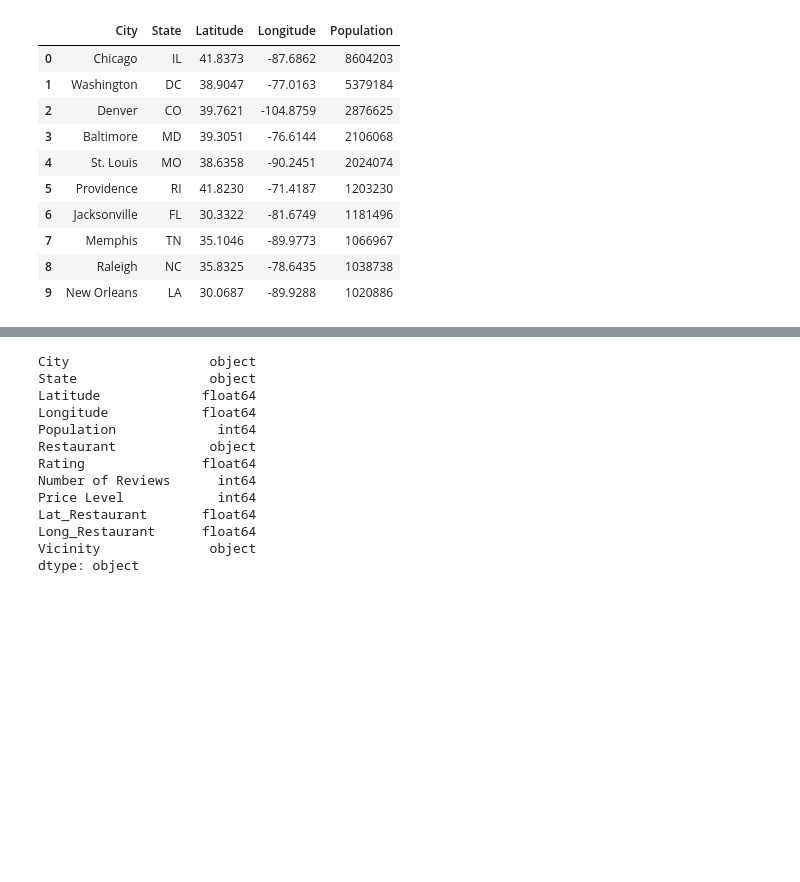
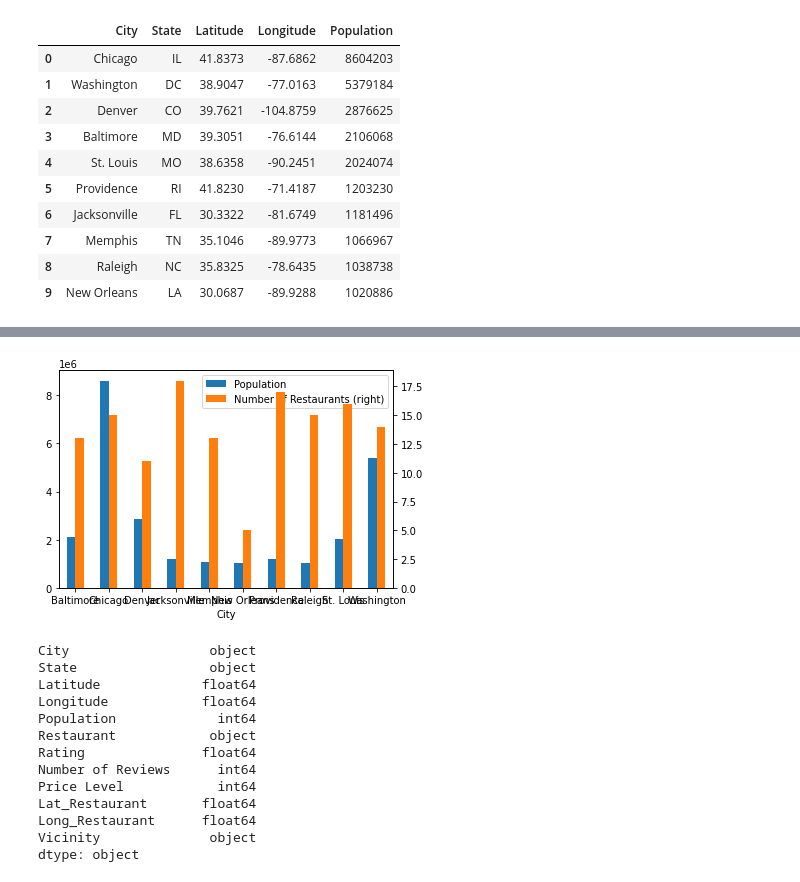
Before and after one commit to mward95/Restaurant_API, a Jupyter notebook: Matthew Ward/Restaurant_sort_df.ipynb, the cells around one changed output, grey strips where cells are left out. Saved outputs shown, nothing was run; the diff lists cells and outputs as text; code cells hidden in the pictures; blank space fills up the shorter version.

Commit message:
added bar plots

```diff
--- a/Matthew Ward/Restaurant_sort_df.ipynb
+++ b/Matthew Ward/Restaurant_sort_df.ipynb
@@ -895,3 +899,6 @@ fig.add_layer(markers)
 fig
 # %% [output]
 [interactive output not drawn]
+# %%
+city_population=us_cities.set_index(["City"])["Population"]
+city_population
@@ -897,0 +918,5 @@ fig
+# %%
+# Create Summary Table Data
+
+number_restaurants=complete_df.groupby(["City"]).count()["Restaurant"]
+number_restaurants
@@ -897,0 +936,3 @@ fig
+# %%
+city_restaurant_df=pd.DataFrame({"Population":city_population,"Number of Restaurants":number_restaurants})
+city_restaurant_df
@@ -898,3 +952,8 @@ fig
+# %%
+city_restaurant_df.plot( kind= 'bar' , secondary_y= 'Number of Restaurants' , rot= 0 )
+plt.show()
+# %% [output]
+[figure, added]
 # %%
 complete_df.dtypes
 # %% [output]
```
Also changed, not shown: parts of 24 cells of this notebook, 1 other file.
